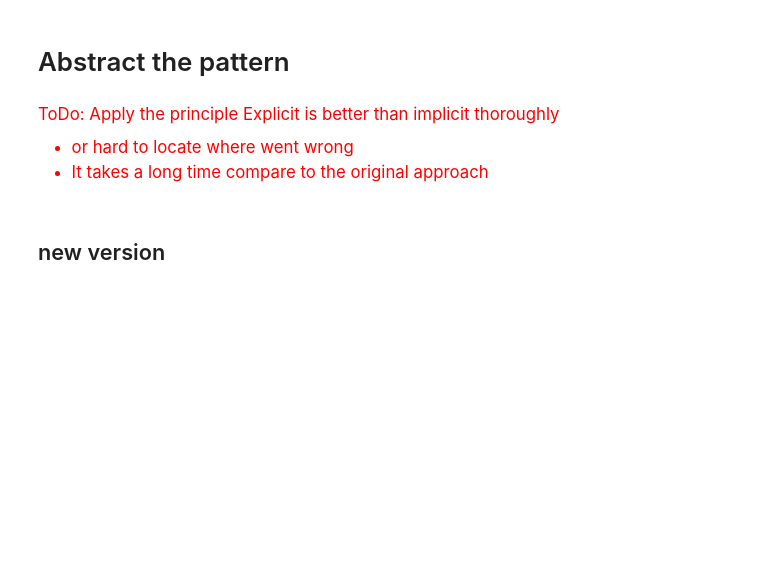
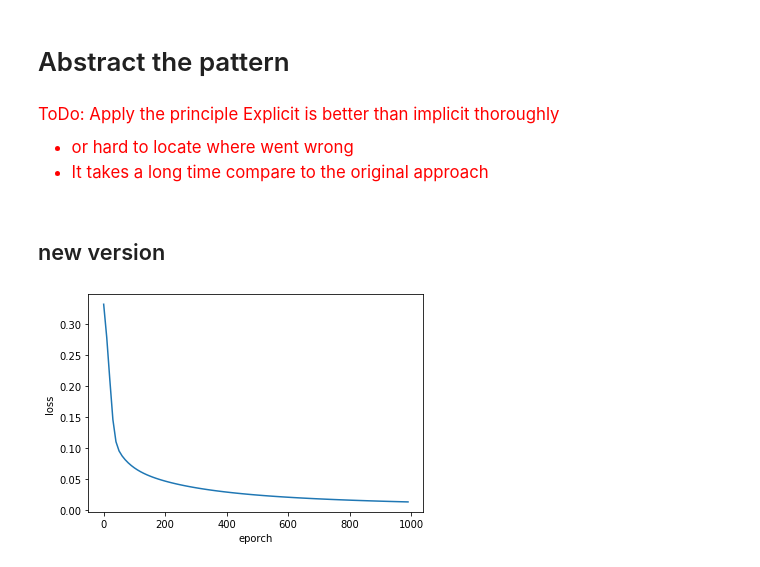
Before and after one commit to ComplicatedPhenomenon/IPython_training, a Jupyter notebook: MachineLearning/neuralNetworks.ipynb, the cells around one changed output. Drawn from its saved outputs; the diff is of its cells as text; code cells hidden in the pictures; blank space fills up the shorter version.

```diff
--- a/MachineLearning/neuralNetworks.ipynb
+++ b/MachineLearning/neuralNetworks.ipynb
@@ -563,4 +567,8 @@ all_y_trues = np.array([
 network = OurNeuralNetwork()
 res = network.train(data, all_y_trues)
 # %%
-plt.plot(np.array(res[0::2]), np.array(res[1::2]))
+_ = plt.plot(np.array(res[0::2]), np.array(res[1::2]))
+_ = plt.xlabel("eporch")
+_ = plt.ylabel("loss")
+# %% [output]
+[figure, added]
```
Also changed, not shown: parts of 2 cells of this notebook, 5 other files.
